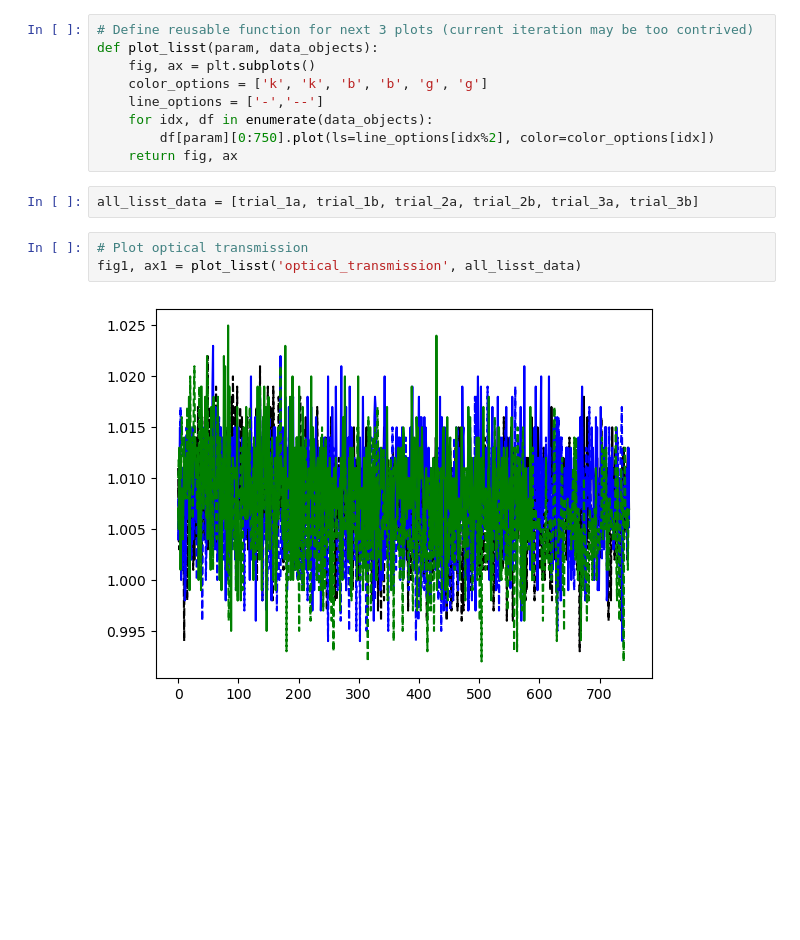
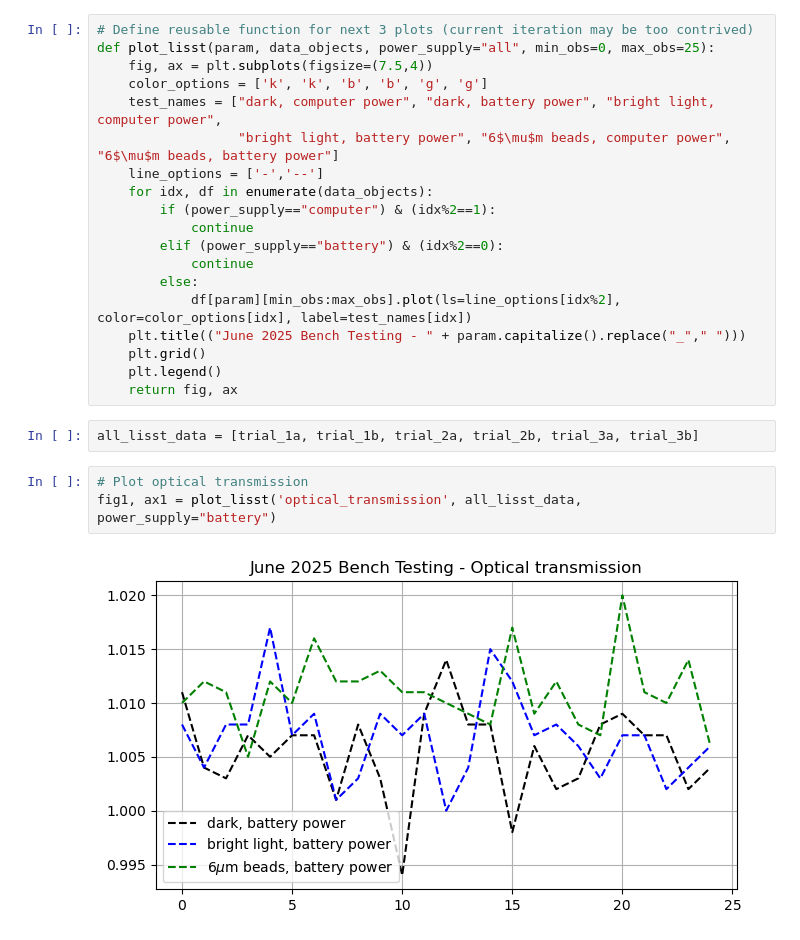
Before and after one commit to cooleyky/prtsz_deep_dive, a Jupyter notebook: 02-lisst-bench-test-transmission.ipynb, the cells around one changed output. Drawn from its saved outputs; the diff is of its cells as text; blank space fills up the shorter version.

Commit message:
plot data from PRTSZ bench testing

```diff
--- a/02-lisst-bench-test-transmission.ipynb
+++ b/02-lisst-bench-test-transmission.ipynb
@@ -122,18 +119,28 @@ Index(['volumecon1', 'volumecon2', 'volumecon3', 'volumecon4', 'volumecon5',
 # %%
 # Define reusable function for next 3 plots (current iteration may be too contrived)
-def plot_lisst(param, data_objects):
-    fig, ax = plt.subplots()
+def plot_lisst(param, data_objects, power_supply="all", min_obs=0, max_obs=25):
+    fig, ax = plt.subplots(figsize=(7.5,4))
     color_options = ['k', 'k', 'b', 'b', 'g', 'g']
+    test_names = ["dark, computer power", "dark, battery power", "bright light, computer power",
+                  "bright light, battery power", "6$\mu$m beads, computer power", "6$\mu$m beads, battery power"]
     line_options = ['-','--']
     for idx, df in enumerate(data_objects):
-        df[param][0:750].plot(ls=line_options[idx%2], color=color_options[idx])
+        if (power_supply=="computer") & (idx%2==1):
+            continue
+        elif (power_supply=="battery") & (idx%2==0):
+            continue
+        else:
+            df[param][min_obs:max_obs].plot(ls=line_options[idx%2], color=color_options[idx], label=test_names[idx])
+    plt.title(("June 2025 Bench Testing - " + param.capitalize().replace("_"," ")))
+    plt.grid()
+    plt.legend()
     return fig, ax
 # %%
 all_lisst_data = [trial_1a, trial_1b, trial_2a, trial_2b, trial_3a, trial_3b]
 # %%
 # Plot optical transmission
-fig1, ax1 = plot_lisst('optical_transmission', all_lisst_data)
+fig1, ax1 = plot_lisst('optical_transmission', all_lisst_data, power_supply="battery")
 # %% [output]
-[figure, old version]
+[figure, new version]
 # %%
 # Plot laser transmission
```
Also changed, not shown: parts of 20 cells of this notebook, 1 other file.
